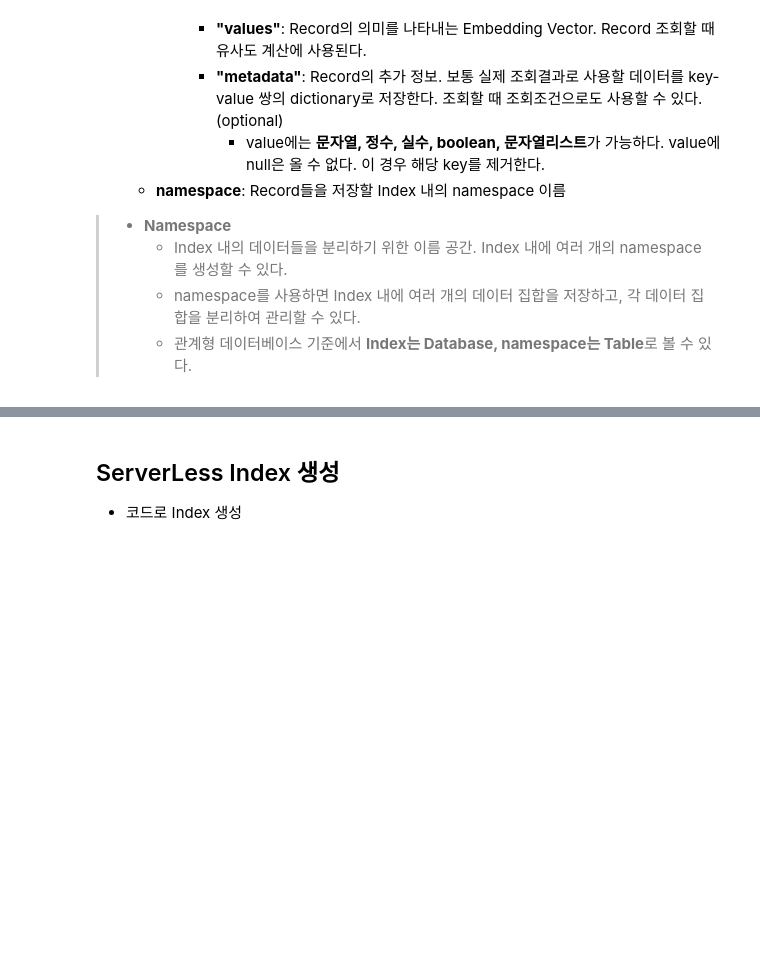
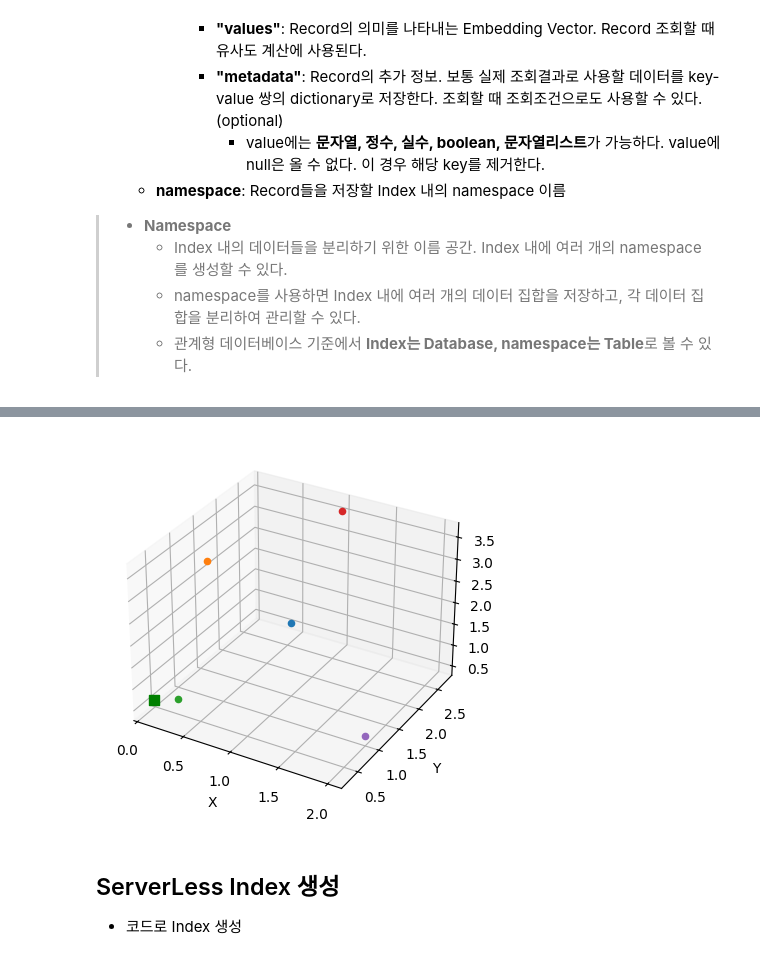
Before and after one commit to kgmyhGit/SKN06, a Jupyter notebook: 13_Langchain/10_1_RAG_VectorStore_pinecone_db.ipynb, the cells around one changed output, grey strips where cells are left out. Saved outputs shown, nothing was run; the diff lists cells and outputs as text; code cells hidden in the pictures; blank space fills up the shorter version.

```diff
--- a/13_Langchain/10_1_RAG_VectorStore_pinecone_db.ipynb
+++ b/13_Langchain/10_1_RAG_VectorStore_pinecone_db.ipynb
@@ -109,0 +273,7 @@
+# %%
+# vector들을 시각화
+res = index.fetch(
+    ['vec1', 'vec2', 'vec3', 'vec4', 'vec5', 'vec6'],
+    namespace=NAMESPACE
+)
+res
@@ -109,0 +301,13 @@
+# %%
+# values(embedding vector) 만 추출
+res['vectors']  # dict[str:id, dict:정보]
+res['vectors'].values() # dict의 value들만 조회
+
+embedding_vectors = [value['values'] for value in res['vectors'].values()]
+ids = [value['id'] for value in res['vectors'].values()]
+
+# query_vector를 추가
+embedding_vectors.append(query_vec)
+ids.append("query_vector")
+
+embedding_vectors, ids
@@ -110,3 +323,29 @@
+# %%
+import matplotlib.pyplot as plt
+fig = plt.figure()
+ax = fig.add_subplot(111, projection="3d")  # 3차원(x, y, z) 그래프를 그릴 axes 반환
+for idx, id in enumerate(ids):
+    if id == "query_vector": # 다른 모양의 점을 찍기.
+        ax.scatter(
+            embedding_vectors[idx][0], # x축 좌표
+            embedding_vectors[idx][1], # y축 좌표
+            embedding_vectors[idx][2], # z축 좌표
+            color="green",
+            s=50,  # 점 크기
+            marker="s" #점모양
+        )
+    else:
+        ax.scatter(
+            embedding_vectors[idx][0], # x축 좌표
+            embedding_vectors[idx][1], # y축 좌표
+            embedding_vectors[idx][2], # z축 좌표
+        )
+    ax.set_xlabel("X")
+    ax.set_ylabel("Y")
+    ax.set_zlabel("Z")
+plt.show()
+# %% [output]
+[figure, added]
 # %% [markdown]
 ## ServerLess Index 생성
 - 코드로 Index 생성
```
Also changed, not shown: parts of 17 cells of this notebook, 1 other file.
